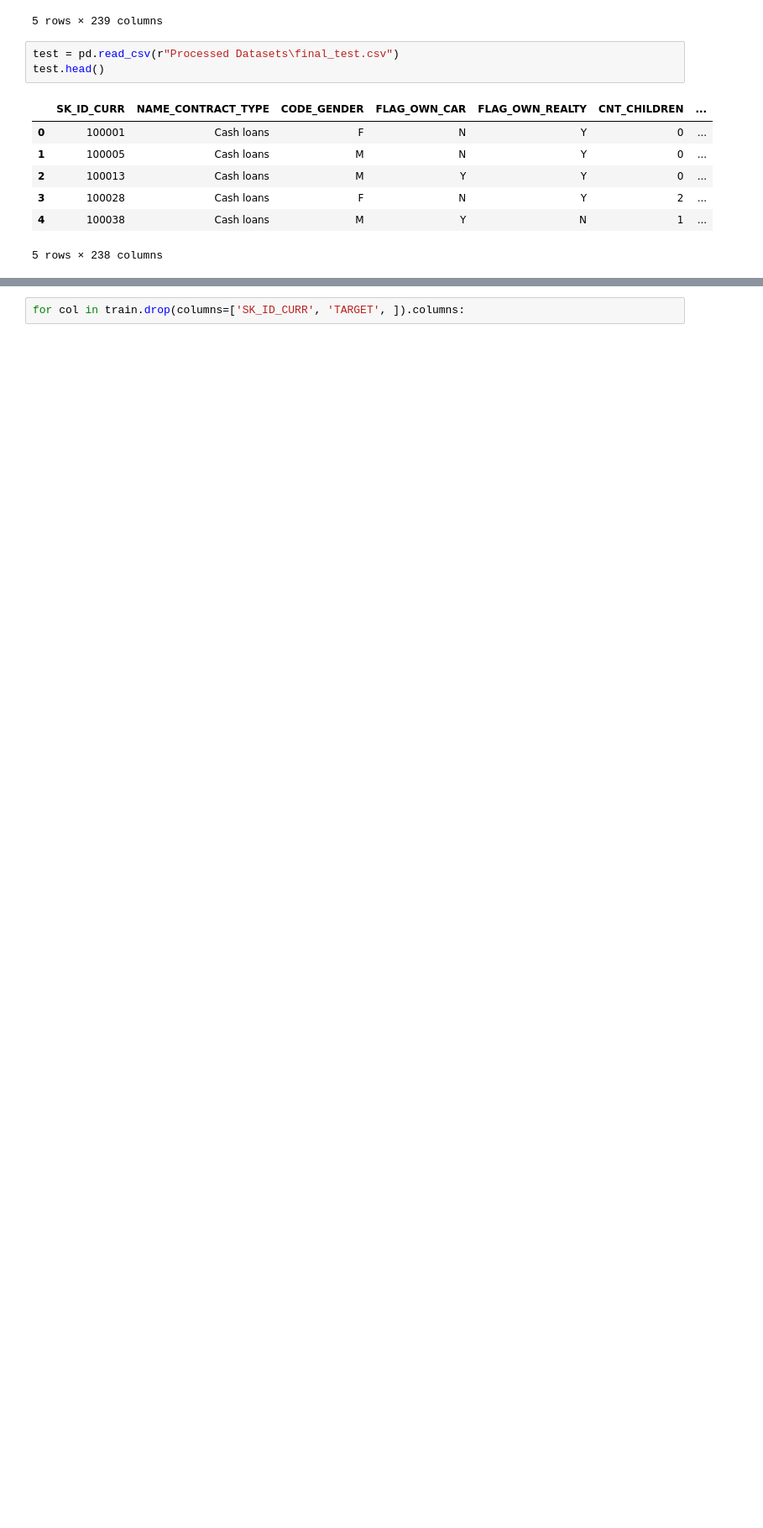
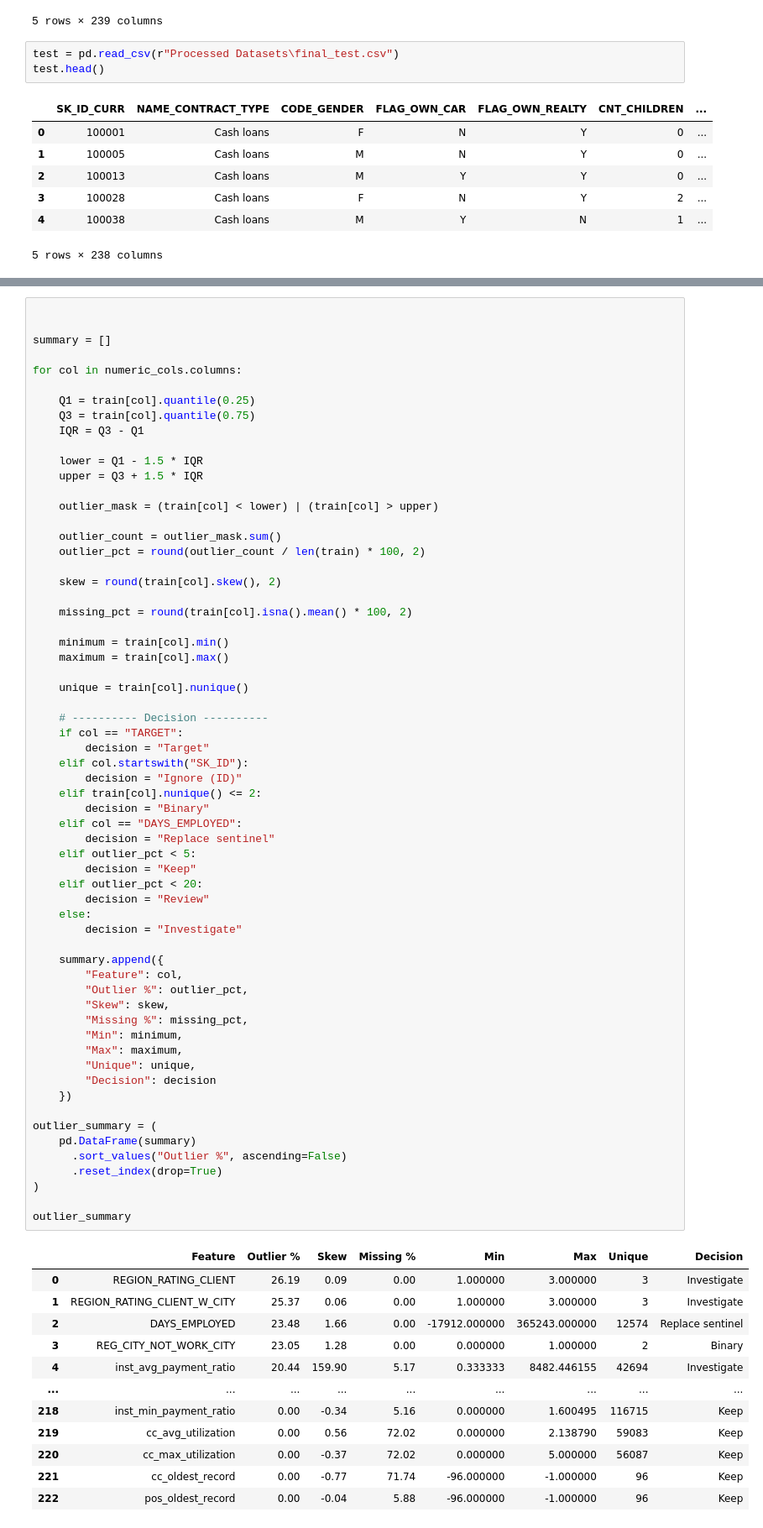
Before and after one commit to Yuvaraj-Dey-2006/House-Credit-Prediction, a Jupyter notebook: demo.ipynb, the cells around one changed output, grey strips where cells are left out. Shown at 84% size. Saved outputs shown, nothing was run; the diff lists cells and outputs as text; blank space fills up the shorter version.

```diff
--- a/demo.ipynb
+++ b/demo.ipynb
@@ -35,3 +68,75 @@ KeyError: "['SK_ID_PREV', 'SK_ID_BUREAU'] not found in axis"
 # %%
-for col in train.drop(columns=['SK_ID_CURR', 'TARGET', ]).columns:
+
+
+summary = []
+
+for col in numeric_cols.columns:
+
+    Q1 = train[col].quantile(0.25)
+    Q3 = train[col].quantile(0.75)
+    IQR = Q3 - Q1
+
+    lower = Q1 - 1.5 * IQR
+    upper = Q3 + 1.5 * IQR
+
+    outlier_mask = (train[col] < lower) | (train[col] > upper)
+
+    outlier_count = outlier_mask.sum()
+    outlier_pct = round(outlier_count / len(train) * 100, 2)
+
+    skew = round(train[col].skew(), 2)
+
+    missing_pct = round(train[col].isna().mean() * 100, 2)
+
+    minimum = train[col].min()
+    maximum = train[col].max()
+
+    unique = train[col].nunique()
+
+    # ---------- Decision ----------
+    if col == "TARGET":
+        decision = "Target"
+    elif col.startswith("SK_ID"):
+        decision = "Ignore (ID)"
+    elif train[col].nunique() <= 2:
+        decision = "Binary"
+    elif col == "DAYS_EMPLOYED":
+        decision = "Replace sentinel"
+    elif outlier_pct < 5:
+        decision = "Keep"
+    elif outlier_pct < 20:
+        decision = "Review"
+    else:
+        decision = "Investigate"
+
+    summary.append({
+        "Feature": col,
+        "Outlier %": outlier_pct,
+        "Skew": skew,
+        "Missing %": missing_pct,
+        "Min": minimum,
+        "Max": maximum,
+        "Unique": unique,
+        "Decision": decision
+    })
+
+outlier_summary = (
+    pd.DataFrame(summary)
+      .sort_values("Outlier %", ascending=False)
+      .reset_index(drop=True)
+)
+
+outlier_summary
 # %% [output]
+|  | Feature | Outlier % | Skew | Missing % | Min | Max | Unique | Decision |
+| 0 | REGION_RATING_CLIENT | 26.19 | 0.09 | 0.00 | 1.000000 | 3.000000 | 3 | Investigate |
+| 1 | REGION_RATING_CLIENT_W_CITY | 25.37 | 0.06 | 0.00 | 1.000000 | 3.000000 | 3 | Investigate |
+| 2 | DAYS_EMPLOYED | 23.48 | 1.66 | 0.00 | -17912.000000 | 365243.000000 | 12574 | Replace sentinel |
+| 3 | REG_CITY_NOT_WORK_CITY | 23.05 | 1.28 | 0.00 | 0.000000 | 1.000000 | 2 | Binary |
+| 4 | inst_avg_payment_ratio | 20.44 | 159.90 | 5.17 | 0.333333 | 8482.446155 | 42694 | Investigate |
+| ... | ... | ... | ... | ... | ... | ... | ... | ... |
+| 218 | inst_min_payment_ratio | 0.00 | -0.34 | 5.16 | 0.000000 | 1.600495 | 116715 | Keep |
+| 219 | cc_avg_utilization | 0.00 | 0.56 | 72.02 | 0.000000 | 2.138790 | 59083 | Keep |
+| 220 | cc_max_utilization | 0.00 | -0.37 | 72.02 | 0.000000 | 5.000000 | 56087 | Keep |
+| 221 | cc_oldest_record | 0.00 | -0.77 | 71.74 | -96.000000 | -1.000000 | 96 | Keep |
+| 222 | pos_oldest_record | 0.00 | -0.04 | 5.88 | -96.000000 | -1.000000 | 96 | Keep |
```
Also changed, not shown: parts of 8 cells of this notebook, 2 other files.
